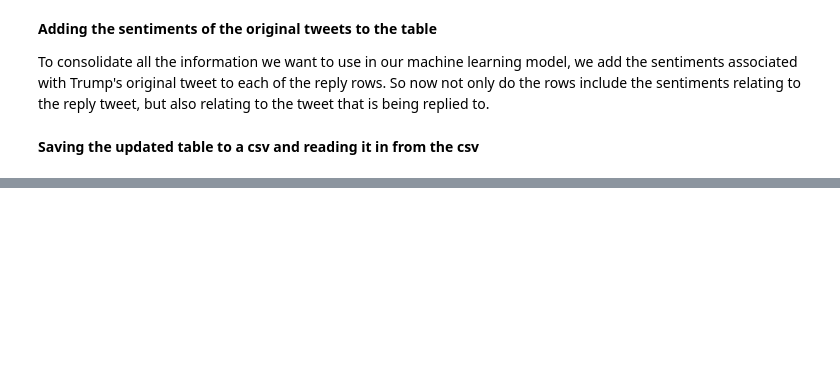
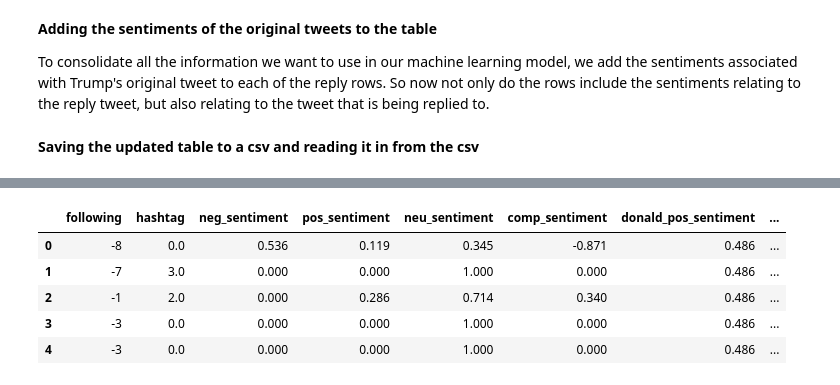
Before and after one commit to sarah-bullard/cmsc320-finalproject, a Jupyter notebook: cmsc320finalproject.ipynb, the cells around one changed output, grey strips where cells are left out. Saved outputs shown, nothing was run; the diff lists cells and outputs as text; code cells hidden in the pictures; blank space fills up the shorter version.

```diff
--- a/cmsc320finalproject.ipynb
+++ b/cmsc320finalproject.ipynb
@@ -691,7 +692,18 @@ training_table = data_donald_replies[(data_donald_replies['reply_id'] == trainin
 testing_table = data_donald_replies[(data_donald_replies['reply_id'] == testing_trump_tweets_ids[0]) | \
                                     (data_donald_replies['reply_id'] == testing_trump_tweets_ids[1])]
 # %%
-training_data_X = training_table[['following', 'hashtag', 'neg_sentiment', 'pos_sentiment', 'neu_sentiment', 'comp_sentiment', 'donald_pos_sentiment', 'donald_neg_sentiment', 'donald_comp_sentiment']]
+training_data_X = training_table[['following', 'hashtag', 'neg_sentiment', 'pos_sentiment', 'neu_sentiment', \
+                                    'comp_sentiment', 'donald_pos_sentiment', 'donald_neg_sentiment', \
+                                  'donald_neu_sentiment','donald_comp_sentiment']]
 training_data_y = training_table[['classification']]
-testing_data_X = testing_table[['following', 'hashtag', 'neg_sentiment', 'pos_sentiment', 'neu_sentiment', 'comp_sentiment', 'donald_pos_sentiment', 'donald_neg_sentiment', 'donald_comp_sentiment']]
+testing_data_X = testing_table[['following', 'hashtag', 'neg_sentiment', 'pos_sentiment', 'neu_sentiment', \
+                                'comp_sentiment', 'donald_pos_sentiment', 'donald_neg_sentiment', \
+                                'donald_neu_sentiment','donald_comp_sentiment']]
 testing_data_y = testing_table[['classification']]
+# %% [output]
+|  | following | hashtag | neg_sentiment | pos_sentiment | neu_sentiment | comp_sentiment | donald_pos_sentiment | ... |
+| 0 | -8 | 0.0 | 0.536 | 0.119 | 0.345 | -0.871 | 0.486 | ... |
+| 1 | -7 | 3.0 | 0.000 | 0.000 | 1.000 | 0.000 | 0.486 | ... |
+| 2 | -1 | 2.0 | 0.000 | 0.286 | 0.714 | 0.340 | 0.486 | ... |
+| 3 | -3 | 0.0 | 0.000 | 0.000 | 1.000 | 0.000 | 0.486 | ... |
+| 4 | -3 | 0.0 | 0.000 | 0.000 | 1.000 | 0.000 | 0.486 | ... |
```
Also changed, not shown: parts of 17 cells of this notebook.
